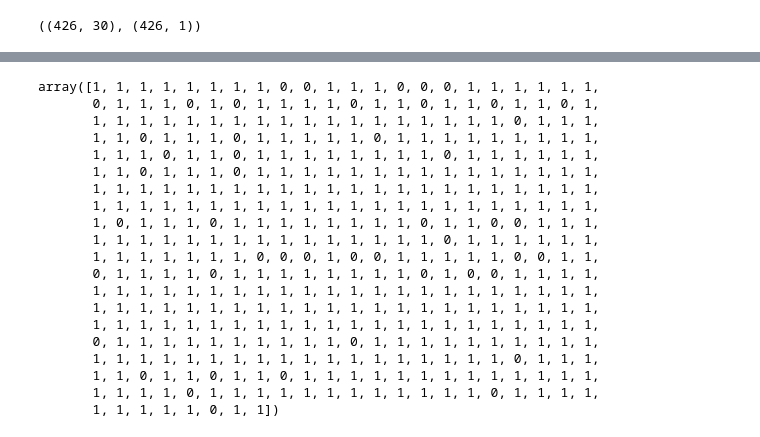
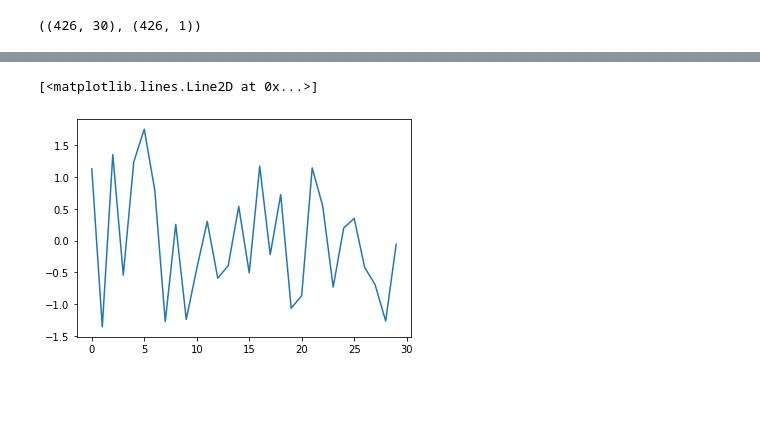
Before and after one commit to sogangori/python_deep_learning_4, a Jupyter notebook: day_2_logistic_regression.ipynb, the cells around one changed output, grey strips where cells are left out. Saved outputs shown, nothing was run; the diff lists cells and outputs as text; code cells hidden in the pictures; blank space fills up the shorter version.

```diff
--- a/day_2_logistic_regression.ipynb
+++ b/day_2_logistic_regression.ipynb
@@ -160,7 +142,7 @@ train = tf.train.GradientDescentOptimizer(0.5).minimize(cost)
 sess = tf.Session()
 sess.run(tf.global_variables_initializer())
 # %%
-for i in range(20000):
+for i in range(5000):
     _, acc, co = sess.run([train, accuracy, cost])
     if i%1000==0: print(i, co, acc)
 # %% [output]
@@ -187,3 +150,0 @@ for i in range(20000):
-# %%
-np.set_printoptions(precision=2)
-sess.run(z).reshape([-1])
@@ -208,2 +150,0 @@ array([ 7.09e-01,  9.93e-01,  5.61e-01,  3.63e-01,  6.44e-01,  3.15e-01,
-# %%
-sess.run(h).reshape([-1])
@@ -228,23 +151,5 @@ array([0.67, 0.73, 0.64, 0.59, 0.66, 0.58, 0.62, 0.6 , 0.48, 0.31, 0.64,
-# %%
-sess.run(predict).reshape([-1])
-# %% [output]
-array([1, 1, 1, 1, 1, 1, 1, 1, 0, 0, 1, 1, 1, 0, 0, 0, 1, 1, 1, 1, 1, 1,
-       0, 1, 1, 1, 0, 1, 0, 1, 1, 1, 1, 0, 1, 1, 0, 1, 1, 0, 1, 1, 0, 1,
-       1, 1, 1, 1, 1, 1, 1, 1, 1, 1, 1, 1, 1, 1, 1, 1, 1, 1, 0, 1, 1, 1,
-       1, 1, 0, 1, 1, 1, 0, 1, 1, 1, 1, 1, 0, 1, 1, 1, 1, 1, 1, 1, 1, 1,
-       1, 1, 1, 0, 1, 1, 0, 1, 1, 1, 1, 1, 1, 1, 1, 0, 1, 1, 1, 1, 1, 1,
-       1, 1, 0, 1, 1, 1, 0, 1, 1, 1, 1, 1, 1, 1, 1, 1, 1, 1, 1, 1, 1, 1,
-       1, 1, 1, 1, 1, 1, 1, 1, 1, 1, 1, 1, 1, 1, 1, 1, 1, 1, 1, 1, 1, 1,
-       1, 1, 1, 1, 1, 1, 1, 1, 1, 1, 1, 1, 1, 1, 1, 1, 1, 1, 1, 1, 1, 1,
-       1, 0, 1, 1, 1, 0, 1, 1, 1, 1, 1, 1, 1, 1, 0, 1, 1, 0, 0, 1, 1, 1,
-       1, 1, 1, 1, 1, 1, 1, 1, 1, 1, 1, 1, 1, 1, 1, 0, 1, 1, 1, 1, 1, 1,
-       1, 1, 1, 1, 1, 1, 1, 0, 0, 0, 1, 0, 0, 1, 1, 1, 1, 1, 0, 0, 1, 1,
-       0, 1, 1, 1, 1, 0, 1, 1, 1, 1, 1, 1, 1, 1, 0, 1, 0, 0, 1, 1, 1, 1,
-       1, 1, 1, 1, 1, 1, 1, 1, 1, 1, 1, 1, 1, 1, 1, 1, 1, 1, 1, 1, 1, 1,
-       1, 1, 1, 1, 1, 1, 1, 1, 1, 1, 1, 1, 1, 1, 1, 1, 1, 1, 1, 1, 1, 1,
-       1, 1, 1, 1, 1, 1, 1, 1, 1, 1, 1, 1, 1, 1, 1, 1, 1, 1, 1, 1, 1, 1,
-       0, 1, 1, 1, 1, 1, 1, 1, 1, 1, 1, 0, 1, 1, 1, 1, 1, 1, 1, 1, 1, 1,
-       1, 1, 1, 1, 1, 1, 1, 1, 1, 1, 1, 1, 1, 1, 1, 1, 1, 1, 0, 1, 1, 1,
-       1, 1, 0, 1, 1, 0, 1, 1, 0, 1, 1, 1, 1, 1, 1, 1, 1, 1, 1, 1, 1, 1,
-       1, 1, 1, 1, 0, 1, 1, 1, 1, 1, 1, 1, 1, 1, 1, 1, 1, 0, 1, 1, 1, 1,
-       1, 1, 1, 1, 1, 0, 1, 1])
+# %%
+plt.plot(sess.run(w))
+# %% [output]
+[<matplotlib.lines.Line2D at 0x...>]
+[figure, added]
```
Also changed, not shown: parts of 10 cells of this notebook.
